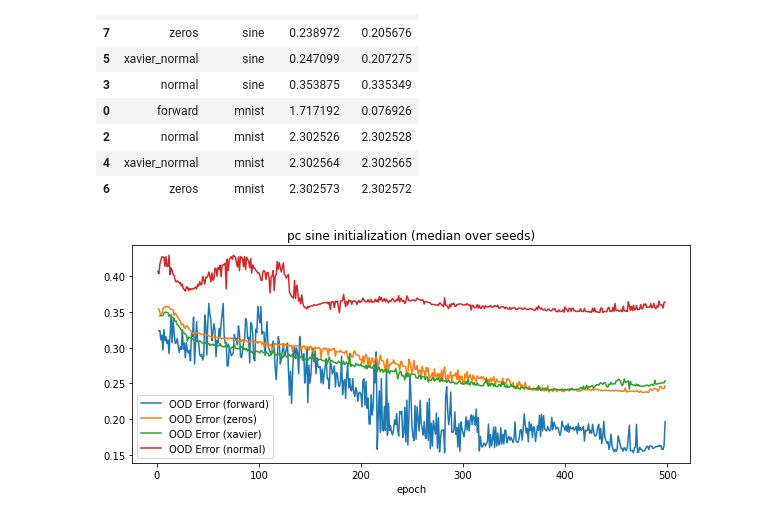
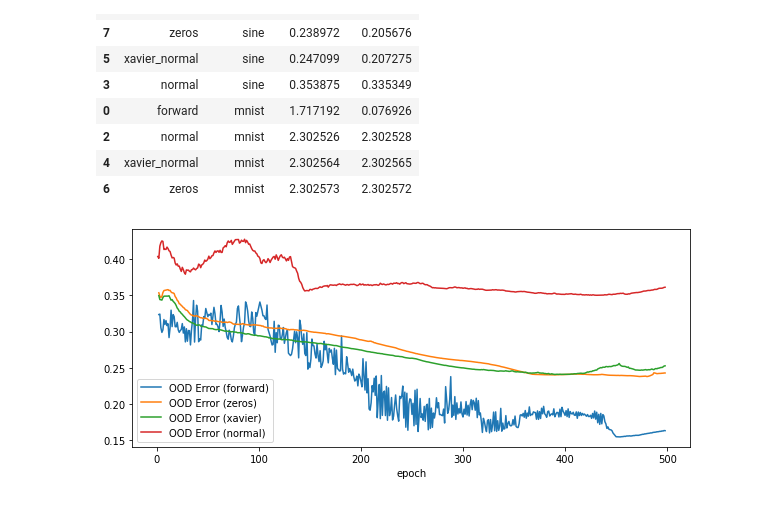
Before and after one commit to andreakiro/regularization-pc, a Jupyter notebook: nts/init-experiments.ipynb, the cells around one changed output. Drawn from its saved outputs; the diff is of its cells as text; code cells hidden in the pictures.

```diff
--- a/nts/init-experiments.ipynb
+++ b/nts/init-experiments.ipynb
@@ -37,7 +37,7 @@ def extract(wandb_sweeps, maxrun=None):
             sweep_id = run.sweep.id
 
             config = run.config
-            run_df = run.history(samples=run.config['epochs'] * 4)
+            run_df = run.history(samples=run.config['epochs'] * 5)
 
             config.update({'sweep-id': sweep_id, 'run-id': run_id})
             summary.update({'sweep-id': sweep_id, 'run-id': run_id})
@@ -47,6 +47,7 @@ def extract(wandb_sweeps, maxrun=None):
             l_test_loss = []
             l_train_energy = []
             l_gen_error = []
+            l_l2_norm = []
 
             for e in range(summary['epoch']):
                 x = run_df[run_df.epoch == e]
@@ -69,6 +70,11 @@ def extract(wandb_sweeps, maxrun=None):
                 gen_error = gen_error_no_nan[0] if len(gen_error_no_nan) > 0 else np.nan
                 l_gen_error.append(gen_error)
 
+                l2_norms = x.l2_norm.unique()
+                l2_norms_no_nan = l2_norms[~np.isnan(l2_norms)]
+                l2_norm = l2_norms_no_nan[0] if len(l2_norms_no_nan) > 0 else np.nan
+                l_l2_norm.append(l2_norm)
+
                 if config['training'] == 'pc':
                     train_energies = x.train_energy.unique()
                     train_energy_no_nan = train_energies[~np.isnan(train_energies)]
@@ -78,13 +84,13 @@ def extract(wandb_sweeps, maxrun=None):
                 if config['training'] == 'bp':
                     run_ids = np.full(len(l_epochs), run_id)
                     sweep_ids = np.full(len(l_epochs), sweep_id)
-                    data = list(zip(sweep_ids, run_ids, l_epochs, l_train_loss, l_test_loss, l_gen_error))
-                    columns = ['sweep_id', 'run_id', 'epoch', 'train_loss', 'test_loss', 'gen_error']
+                    data = list(zip(sweep_ids, run_ids, l_epochs, l_train_loss, l_test_loss, l_gen_error, l_l2_norm))
+                    columns = ['sweep_id', 'run_id', 'epoch', 'train_loss', 'test_loss', 'gen_error', 'l2_norm']
                 else:
                     run_ids = np.full(len(l_epochs), run_id)
                     sweep_ids = np.full(len(l_epochs), sweep_id)
-                    data = list(zip(sweep_ids, run_ids, l_epochs, l_train_loss, l_test_loss, l_train_energy, l_gen_error))
-                    columns = ['sweep_id', 'run_id', 'epoch', 'train_loss', 'test_loss', 'train_energy', 'gen_error']
+                    data = list(zip(sweep_ids, run_ids, l_epochs, l_train_loss, l_test_loss, l_train_energy, l_gen_error, l_l2_norm))
+                    columns = ['sweep_id', 'run_id', 'epoch', 'train_loss', 'test_loss', 'train_energy', 'gen_error', 'l2_norm']
 
             df = pd.DataFrame(data, columns=columns)
 
@@ -94,7 +100,7 @@ def extract(wandb_sweeps, maxrun=None):
 
             # adding summary to df
             for k in summary.keys():
-                if k in ['_runtime', 'train_loss', 'test_loss', 'train_energy', 'gen_error']:
+                if k in ['_runtime', 'train_loss', 'test_loss', 'train_energy', 'gen_error', 'l2_norm']:
                     df['f_' + str(k)] = summary[k]
 
             dfs.append(df)
@@ -115,7 +121,7 @@ def median_over_seeds(df):
     for k in infos.keys(): df[k] = df.apply(lambda r: infos[k][r.sweep_id], axis=1)
     return df
 # %%
-def plot_init(df):
+def plot_init_gen(df):
     assert len(df.sweep_id.unique()) == 1
     title = f'{df.c_training.unique()[0]} {df.c_dataset.unique()[0]} initialization (median over seeds)'
 
@@ -130,7 +136,7 @@ def plot_init(df):
     df_init_xavier = df_init_xavier[filt(df_init_xavier.gen_error)]
     df_init_normal = df_init_normal[filt(df_init_normal.gen_error)]
 
-    ax = df_init_fwd.plot(x='epoch', y='gen_error', label=f'OOD Error (forward)', figsize=(10,4), title=title)
+    ax = df_init_fwd.plot(x='epoch', y='gen_error', label=f'OOD Error (forward)', figsize=(10,4))
     ax = df_init_zeros.plot(x='epoch', y='gen_error', label=f'OOD Error (zeros)', ax=ax, figsize=(10,4))
     ax = df_init_xavier.plot(x='epoch', y='gen_error', label=f'OOD Error (xavier)', ax=ax, figsize=(10,4))
     ax = df_init_normal.plot(x='epoch', y='gen_error', label=f'OOD Error (normal)', ax=ax, figsize=(10,4))
@@ -168,6 +236,6 @@ df_init_zeros = df[df.c_pc_init == 'zeros'][['epoch', 'train_loss', 'test_loss',
 df_init_xavier = df[df.c_pc_init == 'xavier_normal'][['epoch', 'train_loss', 'test_loss', 'gen_error']].reset_index(drop=True).fillna(method='ffill')
 df_init_normal = df[df.c_pc_init == 'normal'][['epoch', 'train_loss', 'test_loss', 'gen_error']].reset_index(drop=True).fillna(method='ffill')
 # %%
-plot_init(df_init_sine)
+plot_init_gen(df_init_sine)
 # %% [output]
-[figure, old version]
+[figure, new version]
```
Also changed, not shown: parts of 8 cells of this notebook, 3 other files.
